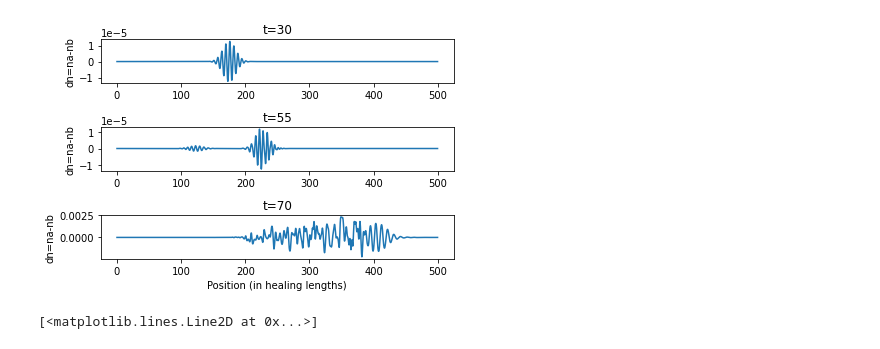
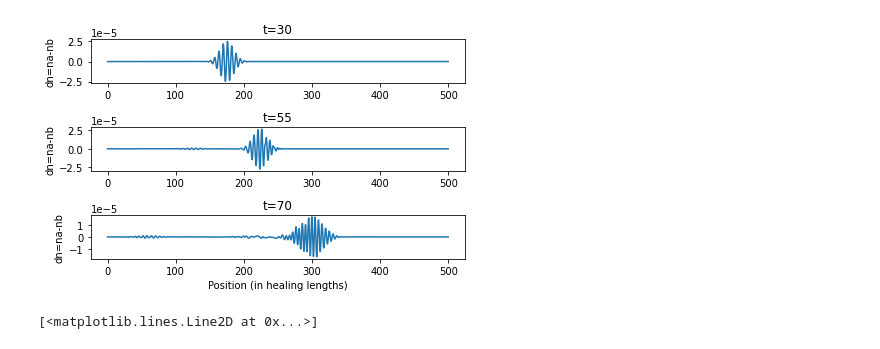
Before and after one commit to ebbeborg/GPsolver, a Jupyter notebook: results/results.ipynb, the cells around one changed output. Drawn from its saved outputs; the diff is of its cells as text; code cells hidden in the pictures.

```diff
--- a/results/results.ipynb
+++ b/results/results.ipynb
@@ -6,34 +6,34 @@ import csv
 # %%
 #plotting relative densities of the components in space and time
 a=[]
 b=[]
 x=np.arange(0,500,0.25) #gridspace
 
 #gathering results data form results.txt and storing in variables a and b
 with open('results.txt','r') as csvfile:
     plots=csv.reader(csvfile, delimiter=',')
     for row in plots:
         a.append(row[::2]) #even row elements are condensate a
         b.append(row[1::2]) #odd row elements are condensate b
 
 a=np.array(a).astype(float)
 b=np.array(b).astype(float)
 
 Figure, (ax1, ax2, ax3)=plt.subplots(3)
 ax1.plot(x,a[0]-b[0])
 ax1.set_title('t=30')
 ax1.set_ylabel('dn=na-nb')
 ax2.plot(x,a[25]-b[25])
 ax2.set_title('t=55')
 ax2.set_ylabel('dn=na-nb')
-ax3.plot(x,a[90]-b[90])
+ax3.plot(x,a[60]-b[60])
 ax3.set_title('t=70')
 ax3.set_xlabel('Position (in healing lengths)')
 ax3.set_ylabel('dn=na-nb')
 Figure.tight_layout()
 plt.show()
 # %% [output]
-[figure, old version]
+[figure, new version]
 # %%
 #plotting dimensionless dispersion relation of spectra for density and spin modes
 k=np.arange(0,1.5,0.01)
```
Also changed, not shown: 4 other files.
